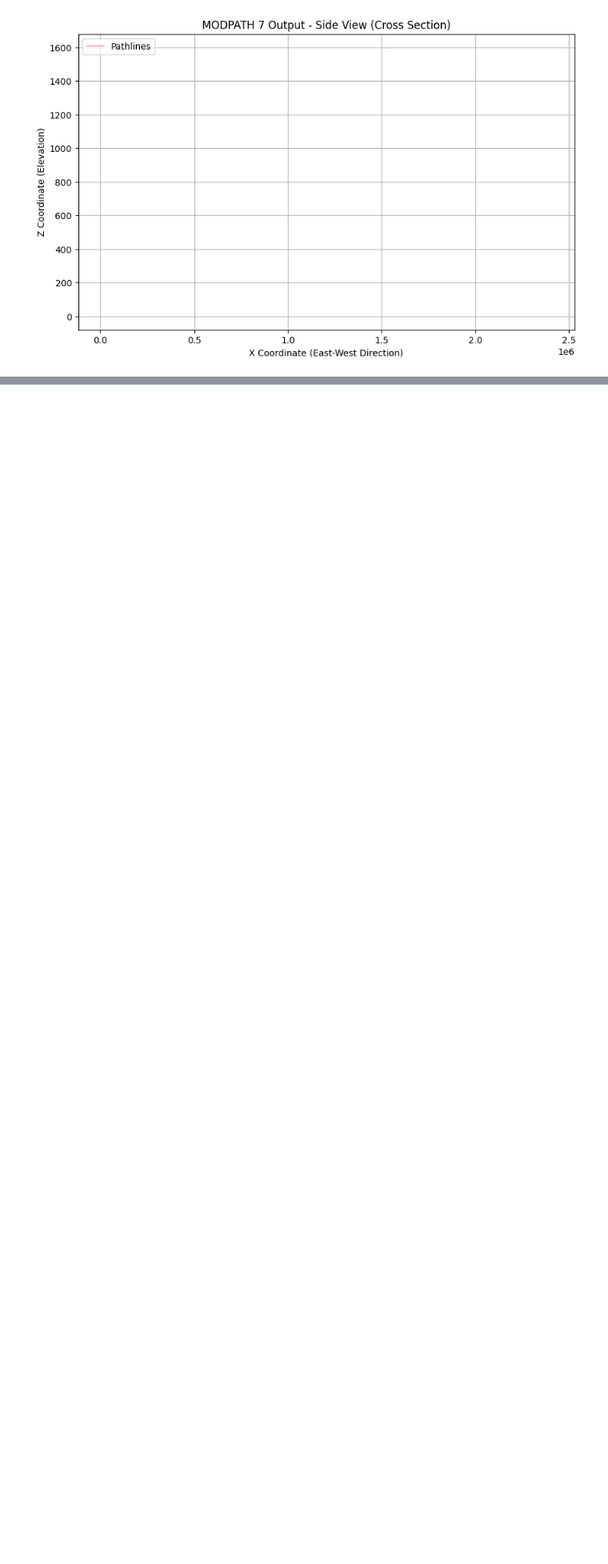
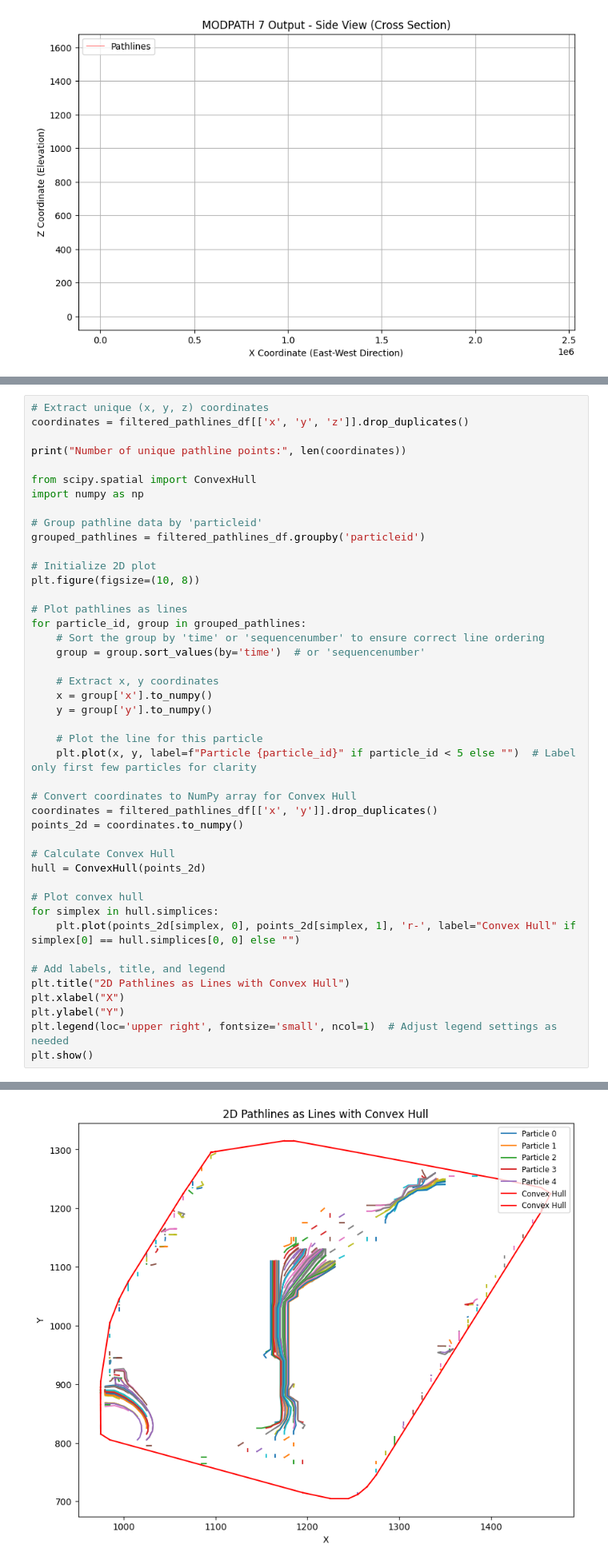
Before and after one commit to USACE-WRISES/HyporheicFloPy, a Jupyter notebook: VQuintana/Particle_plotting_test.ipynb, the cells around one changed output, grey strips where cells are left out. Shown at 80% size. Cells and saved outputs as stored; diff of their text form; blank space fills up the shorter version.

Commit message:
Particle plotting

```diff
--- a/VQuintana/Particle_plotting_test.ipynb
+++ b/VQuintana/Particle_plotting_test.ipynb
@@ -347,0 +278,45 @@ Residence Times: Min = 0.0, Max = 5385.2978515625
+# %%
+# Extract unique (x, y, z) coordinates
+coordinates = filtered_pathlines_df[['x', 'y', 'z']].drop_duplicates()
+
+print("Number of unique pathline points:", len(coordinates))
+
+from scipy.spatial import ConvexHull
+import numpy as np
+
+# Group pathline data by 'particleid'
+grouped_pathlines = filtered_pathlines_df.groupby('particleid')
+
+# Initialize 2D plot
+plt.figure(figsize=(10, 8))
+
+# Plot pathlines as lines
+for particle_id, group in grouped_pathlines:
+    # Sort the group by 'time' or 'sequencenumber' to ensure correct line ordering
+    group = group.sort_values(by='time')  # or 'sequencenumber'
+
+    # Extract x, y coordinates
+    x = group['x'].to_numpy()
+    y = group['y'].to_numpy()
+
+    # Plot the line for this particle
+    plt.plot(x, y, label=f"Particle {particle_id}" if particle_id < 5 else "")  # Label only first few particles for clarity
+
+# Convert coordinates to NumPy array for Convex Hull
+coordinates = filtered_pathlines_df[['x', 'y']].drop_duplicates()
+points_2d = coordinates.to_numpy()
+
+# Calculate Convex Hull
+hull = ConvexHull(points_2d)
+
+# Plot convex hull
+for simplex in hull.simplices:
+    plt.plot(points_2d[simplex, 0], points_2d[simplex, 1], 'r-', label="Convex Hull" if simplex[0] == hull.simplices[0, 0] else "")
+
+# Add labels, title, and legend
+plt.title("2D Pathlines as Lines with Convex Hull")
+plt.xlabel("X")
+plt.ylabel("Y")
+plt.legend(loc='upper right', fontsize='small', ncol=1)  # Adjust legend settings as needed
+plt.show()
+# %% [output]
@@ -347,0 +324 @@ Residence Times: Min = 0.0, Max = 5385.2978515625
+[figure, added]
```
Also changed, not shown: parts of 6 cells of this notebook.
